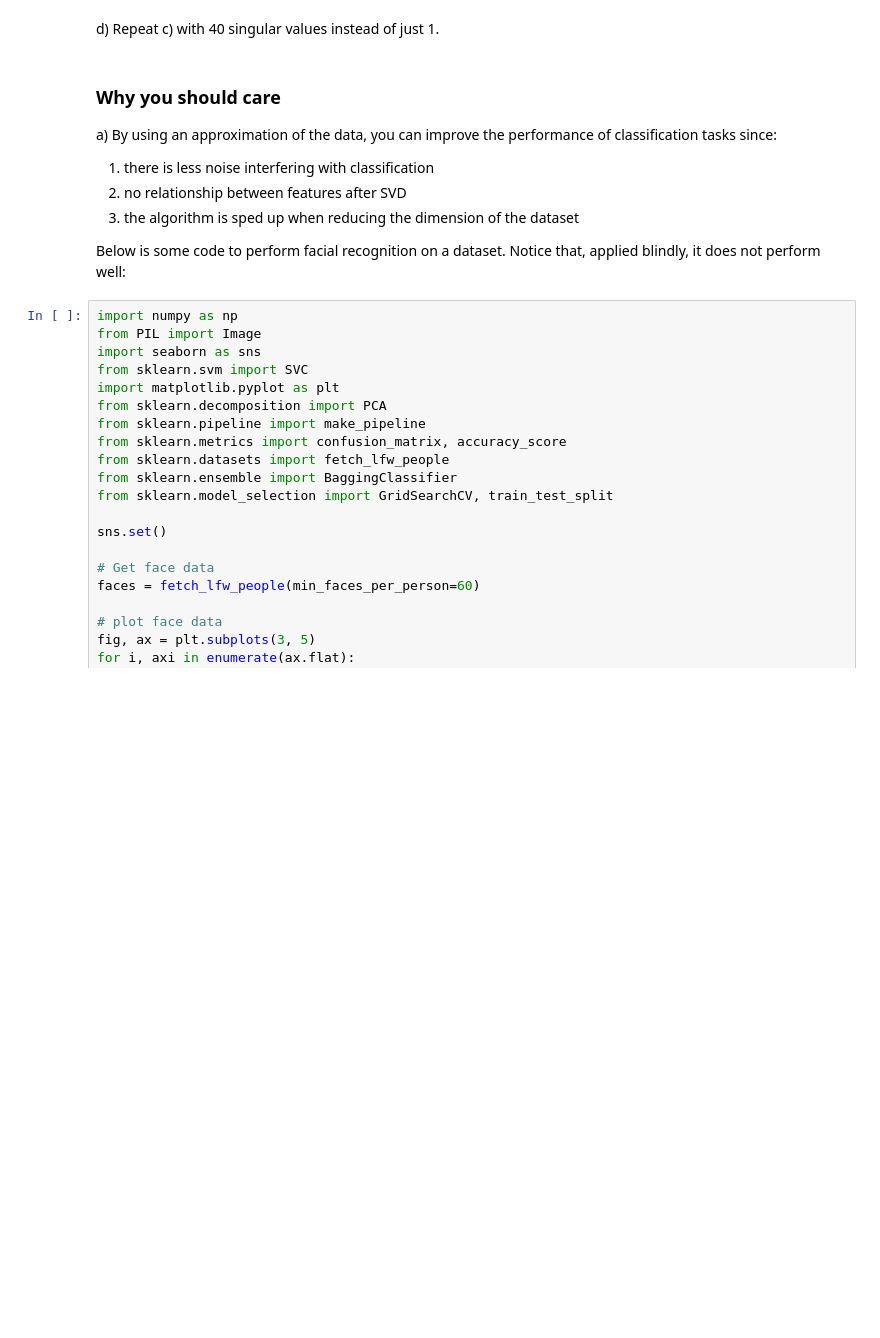
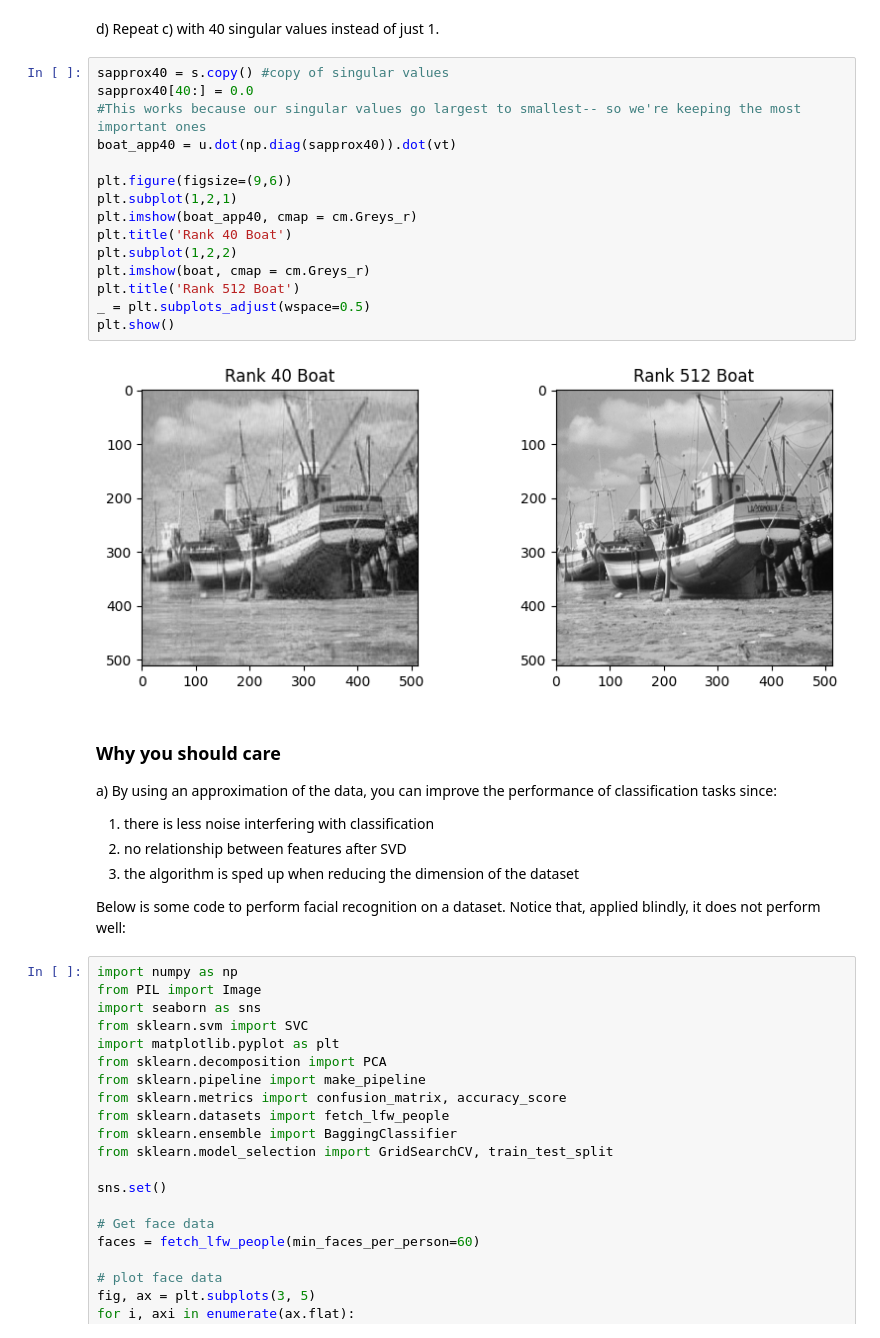
Before and after one commit to clarkaid/Data-Science-Fundamentals, a Jupyter notebook: lecture_10/worksheet_10.ipynb, the cells around one changed output. Cells and saved outputs as stored; diff of their text form; blank space fills up the shorter version.

```diff
--- a/lecture_10/worksheet_10.ipynb
+++ b/lecture_10/worksheet_10.ipynb
@@ -117,5 +124,22 @@ plt.show()
 # %% [markdown]
 d) Repeat c) with 40 singular values instead of just 1.
+# %%
+sapprox40 = s.copy() #copy of singular values
+sapprox40[40:] = 0.0
+#This works because our singular values go largest to smallest-- so we're keeping the most important ones
+boat_app40 = u.dot(np.diag(sapprox40)).dot(vt)
+
+plt.figure(figsize=(9,6))
+plt.subplot(1,2,1)
+plt.imshow(boat_app40, cmap = cm.Greys_r)
+plt.title('Rank 40 Boat')
+plt.subplot(1,2,2)
+plt.imshow(boat, cmap = cm.Greys_r)
+plt.title('Rank 512 Boat')
+_ = plt.subplots_adjust(wspace=0.5)
+plt.show()
+# %% [output]
+[figure, added]
 # %% [markdown]
 ### Why you should care
 
```
Also changed, not shown: parts of 28 cells of this notebook.
